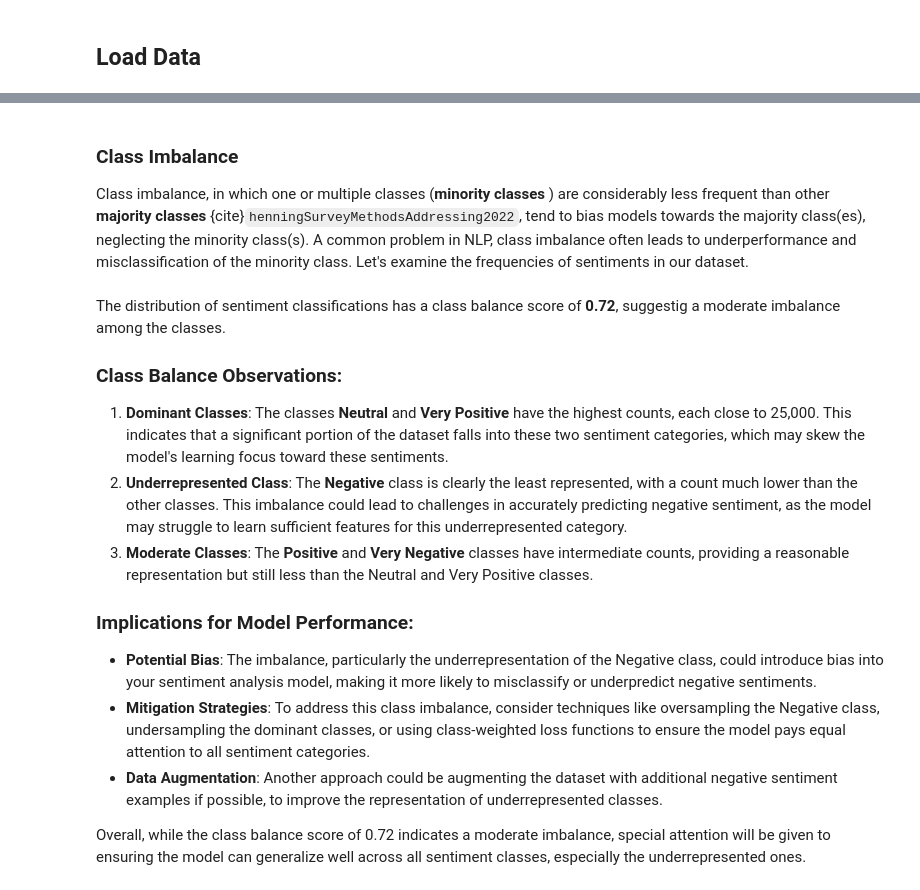
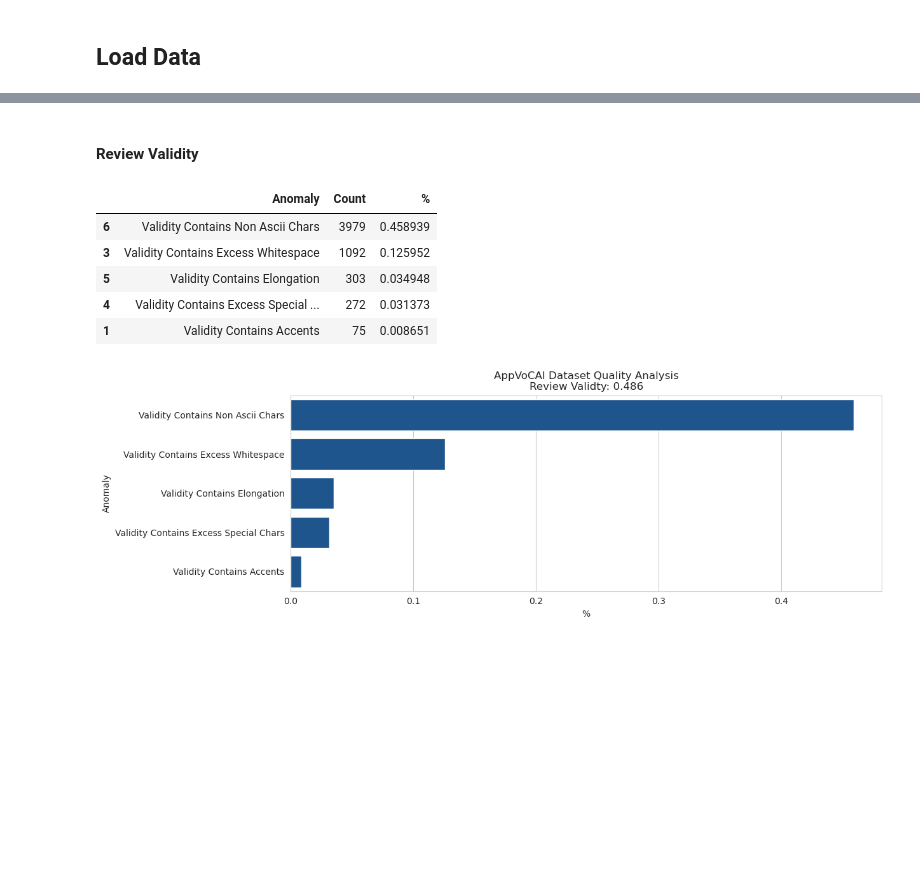
Before and after one commit to variancexplained/genai-lab-slm, a Jupyter notebook: notebooks/content/01_dataprep/05_dqa.ipynb, the cells around one changed output, grey strips where cells are left out. Drawn from its saved outputs; the diff is of its cells as text; code cells hidden in the pictures; blank space fills up the shorter version.

```diff
--- a/notebooks/content/01_dataprep/05_dqa.ipynb
+++ b/notebooks/content/01_dataprep/05_dqa.ipynb
@@ -205,19 +240,12 @@ The diversity and complexity of noise in this dataset highlight the need for a *
-# %% [markdown]
-### Class Imbalance
-Class imbalance, in which one or multiple classes (**minority classes** ) are considerably less frequent than other **majority classes** {cite}`henningSurveyMethodsAddressing2022`, tend to bias models towards the majority class(es), neglecting the minority class(s). A common problem in NLP, class imbalance often leads to underperformance and misclassification of the minority class. Let's examine the frequencies of sentiments in our dataset.
+# %% [markdown]
+#### Review Validity
 # %%
-dqa.plot_balance()
+dqa.analyze_review_validity()
+# %% [output]
+|  | Anomaly | Count | % |
+| 6 | Validity Contains Non Ascii Chars | 3979 | 0.458939 |
+| 3 | Validity Contains Excess Whitespace | 1092 | 0.125952 |
+| 5 | Validity Contains Elongation | 303 | 0.034948 |
+| 4 | Validity Contains Excess Special ... | 272 | 0.031373 |
+| 1 | Validity Contains Accents | 75 | 0.008651 |
+[figure, added]
-# %% [markdown]
-The distribution of sentiment classifications has a class balance score of **0.72**, suggestig a moderate imbalance among the classes.
-
-### Class Balance Observations:
-1. **Dominant Classes**: The classes **Neutral** and **Very Positive** have the highest counts, each close to 25,000. This indicates that a significant portion of the dataset falls into these two sentiment categories, which may skew the model's learning focus toward these sentiments.
-2. **Underrepresented Class**: The **Negative** class is clearly the least represented, with a count much lower than the other classes. This imbalance could lead to challenges in accurately predicting negative sentiment, as the model may struggle to learn sufficient features for this underrepresented category.
-3. **Moderate Classes**: The **Positive** and **Very Negative** classes have intermediate counts, providing a reasonable representation but still less than the Neutral and Very Positive classes.
-
-### Implications for Model Performance:
-- **Potential Bias**: The imbalance, particularly the underrepresentation of the Negative class, could introduce bias into your sentiment analysis model, making it more likely to misclassify or underpredict negative sentiments.
-- **Mitigation Strategies**: To address this class imbalance, consider techniques like oversampling the Negative class, undersampling the dominant classes, or using class-weighted loss functions to ensure the model pays equal attention to all sentiment categories.
-- **Data Augmentation**: Another approach could be augmenting the dataset with additional negative sentiment examples if possible, to improve the representation of underrepresented classes.
-
-Overall, while the class balance score of 0.72 indicates a moderate imbalance, special attention will be given to ensuring the model can generalize well across all sentiment classes, especially the underrepresented ones.
```
Also changed, not shown: parts of 38 cells of this notebook, 12 other files.
